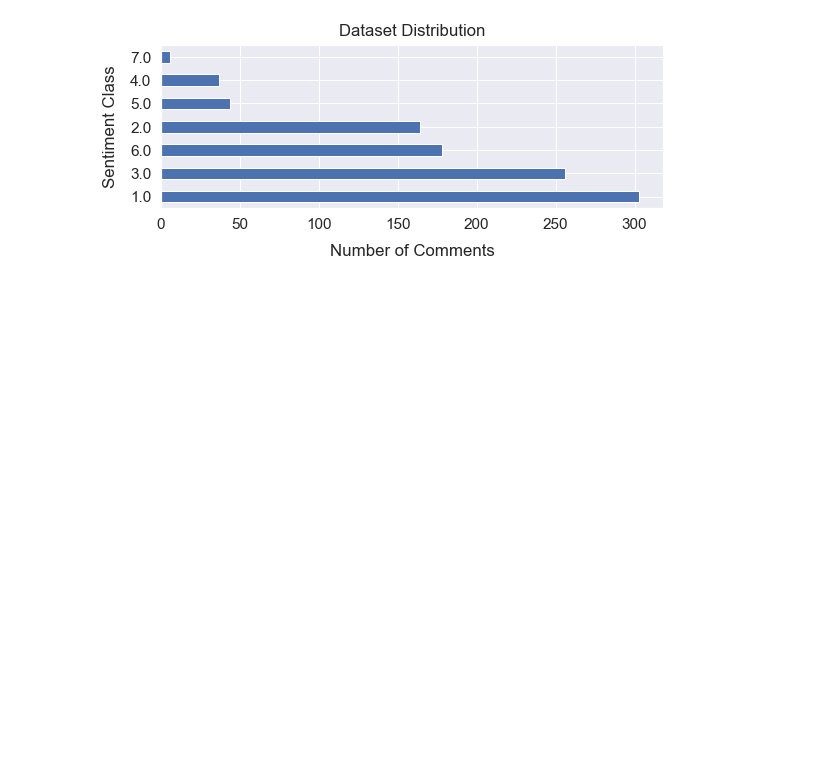
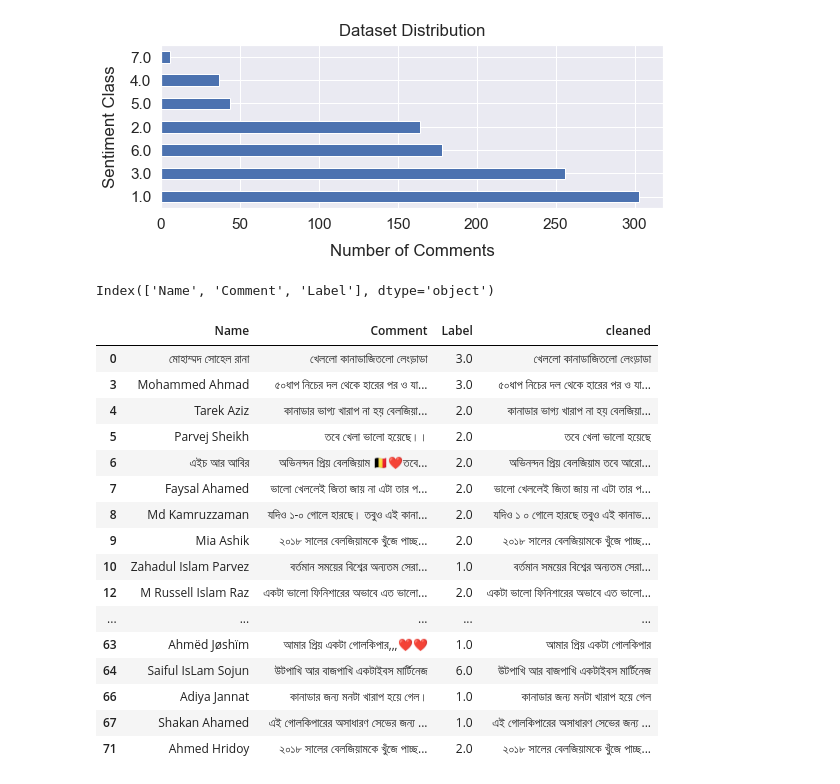
Before and after one commit to anikislam104/Sentiment_analysis_learning, a Jupyter notebook: merging_excels.ipynb, the cells around one changed output. Drawn from its saved outputs; the diff is of its cells as text; code cells hidden in the pictures; blank space fills up the shorter version.

```diff
--- a/merging_excels.ipynb
+++ b/merging_excels.ipynb
@@ -120,0 +128,4 @@ plt.title("Dataset Distribution", y=1.02);
+# %%
+data.columns
+# %% [output]
+Index(['Name', 'Comment', 'Label'], dtype='object')
@@ -120,0 +137,20 @@ plt.title("Dataset Distribution", y=1.02);
+# %%
+data.head(50)
+# %% [output]
+|  | Name | Comment | Label | cleaned |
+| 0 | মোহাম্মদ সোহেল রানা | খেললো কানাডাজিতলো লেংড়াডা | 3.0 | খেললো কানাডাজিতলো লেংড়াডা |
+| 3 | Mohammed Ahmad | ৫০ধাপ নিচের দল থেকে হারের পর ও যা... | 3.0 | ৫০ধাপ নিচের দল থেকে হারের পর ও যা... |
+| 4 | Tarek Aziz | কানাডার ভাগ্য খারাপ না হয় বেলজিয়া... | 2.0 | কানাডার ভাগ্য খারাপ না হয় বেলজিয়া... |
+| 5 | Parvej Sheikh | তবে খেলা ভালো হয়েছে।। | 2.0 | তবে খেলা ভালো হয়েছে |
+| 6 | এইচ আর আবির | অভিনন্দন প্রিয় বেলজিয়াম 🇧🇪❤️তবে... | 2.0 | অভিনন্দন প্রিয় বেলজিয়াম তবে আরো... |
+| 7 | Faysal Ahamed | ভালো খেললেই জিতা জায় না এটা তার প... | 2.0 | ভালো খেললেই জিতা জায় না এটা তার প... |
+| 8 | Md Kamruzzaman | যদিও ১-০ গোলে হারছে। তবুও এই কানা... | 2.0 | যদিও ১ ০ গোলে হারছে তবুও এই কানাড... |
+| 9 | Mia Ashik | ২০১৮ সালের বেলজিয়ামকে খুঁজে পাচ্ছ... | 2.0 | ২০১৮ সালের বেলজিয়ামকে খুঁজে পাচ্ছ... |
+| 10 | Zahadul Islam Parvez | বর্তমান সময়ের বিশ্বের অন্যতম সেরা... | 1.0 | বর্তমান সময়ের বিশ্বের অন্যতম সেরা... |
+| 12 | M Russell Islam Raz | একটা ভালো ফিনিশারের অভাবে এত ভালো... | 2.0 | একটা ভালো ফিনিশারের অভাবে এত ভালো... |
+| ... | ... | ... | ... | ... |
+| 63 | Ahmëd Jøshïm | আমার প্রিয় একটা গোলকিপার,,,❤️❤️ | 1.0 | আমার প্রিয় একটা গোলকিপার |
+| 64 | Saiful IsLam Sojun | উটপাখি আর বাজপাখি একটাইবস মার্টিনেজ | 6.0 | উটপাখি আর বাজপাখি একটাইবস মার্টিনেজ |
+| 66 | Adiya Jannat | কানাডার জন্য মনটা খারাপ হয়ে গেল। | 1.0 | কানাডার জন্য মনটা খারাপ হয়ে গেল |
+| 67 | Shakan Ahamed | এই গোলকিপারের অসাধারণ সেভের জন্য ... | 1.0 | এই গোলকিপারের অসাধারণ সেভের জন্য ... |
+| 71 | Ahmed Hridoy | ২০১৮ সালের বেলজিয়ামকে খুঁজে পাচ্ছ... | 2.0 | ২০১৮ সালের বেলজিয়ামকে খুঁজে পাচ্ছ... |
```
Also changed, not shown: parts of 12 cells of this notebook.
